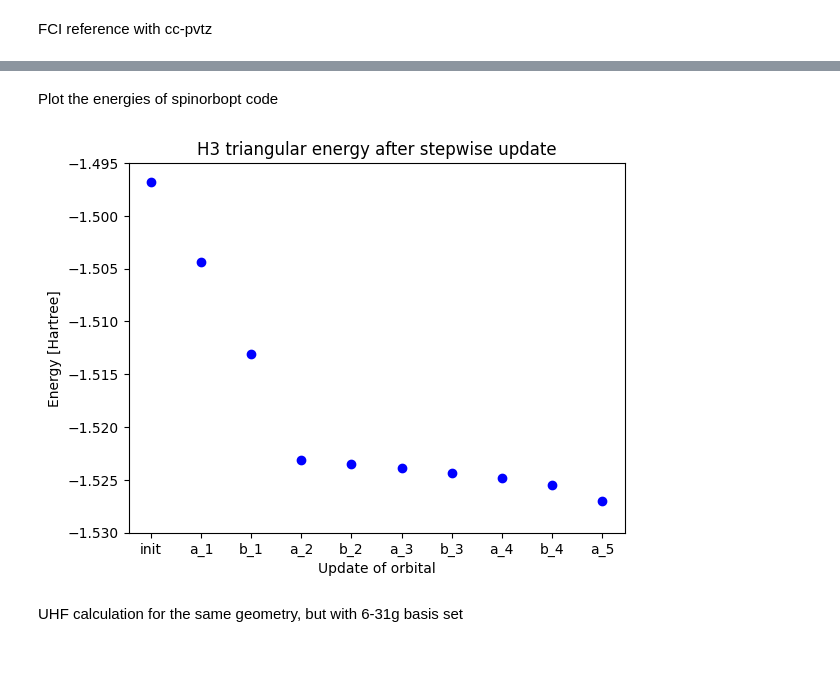
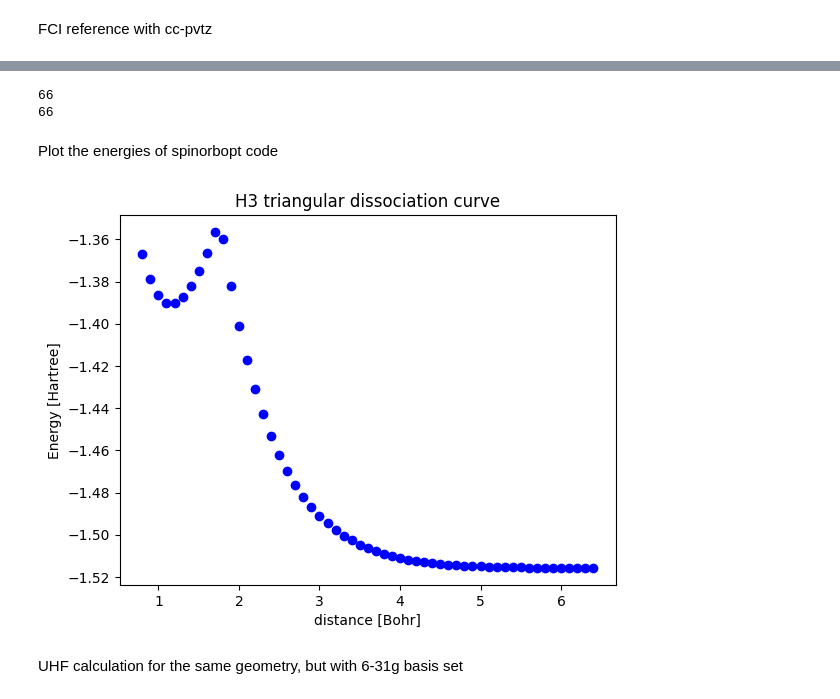
Before and after one commit to FabianLangkabel/FrayedEnds, a Jupyter notebook: Block2/H3tri.ipynb, the cells around one changed output, grey strips where cells are left out. Saved outputs shown, nothing was run; the diff lists cells and outputs as text; code cells hidden in the pictures; blank space fills up the shorter version.

```diff
--- a/Block2/H3tri.ipynb
+++ b/Block2/H3tri.ipynb
@@ -12,8 +13,8 @@ from pyscf.tools import molden
 UHf reference calculation
 # %%
 H3tri = gto.M(atom=[["H", 0, 0, 0],
-                    ["H", 0.87, 0, 0],
-                    ["H", 0.435, 0.7534421013, 0]], basis = 'sto3-g', charge = 0, spin = 1)
+                    ["H", 2.0, 0, 0],
+                    ["H", 1.0, 3.0, 0]], unit = 'Bohr', basis = 'sto3-g', charge = 0, spin = 1)
 uhf3=scf.UHF(H3tri)
 uhf3.kernel()
 
@@ -25,8 +26,8 @@ H3tri_alpha_occ=uhf3.mo_occ[0]
 H3tri_beta_occ=uhf3.mo_occ[1]
 print('Number of alpha coefficients:', len(H3tri_alpha_coeff))
 print('Alpha orbital energies: ', H3tri_alpha_en)
-print('Number of beta coefficients:', len(H3tri_beta_coeff))
+#print('Number of beta coefficients:', len(H3tri_beta_coeff))
 print('Beta orbital energies: ', H3tri_beta_en)
-print('Alpha coeffs: ', H3tri_alpha_coeff)
-print('Beta coeffs: ', H3tri_beta_coeff)
+#print('Alpha coeffs: ', H3tri_alpha_coeff)
+#print('Beta coeffs: ', H3tri_beta_coeff)
 # %% [output]
@@ -45,9 +39,12 @@ Beta coeffs:  [[ 4.58192647e-01 -1.08594703e+00 -5.81430218e-01]
 np.save('/workspaces/MRA-OrbitalOptimization/coefficients/h3tri_sto3g_coeffs/h3tri_087/H3tri_087_alphacoeffs.npy', H3tri_alpha_coeff)
 np.save('/workspaces/MRA-OrbitalOptimization/coefficients/h3tri_sto3g_coeffs/h3tri_087/H3tri_087_betacoeffs.npy', H3tri_beta_coeff)
 # %%
-h3tri_acoeff_npy = np.load('/workspaces/MRA-OrbitalOptimization/coefficients/h3tri_sto3g_coeffs/h3tri_087/H3tri_087_alphacoeffs.npy')
-h3tri_bcoeff_npy = np.load('/workspaces/MRA-OrbitalOptimization/coefficients/h3tri_sto3g_coeffs/h3tri_087/H3tri_087_betacoeffs.npy')
-
-print(h3tri_acoeff_npy)
-print(h3tri_bcoeff_npy)
+#dissociation curve test
+energy_sto3g_test =[]
+for b in np.arange(0.5, 6.5, 0.1):
+    H3tri = gto.M(atom=[["H", 0, 0, 0],
+                    ["H", 2.0, 0, 0],
+                    ["H", 1.0, b, 0]], unit = 'Bohr', basis = 'sto-3g', charge = 0, spin = 1)
+    uhf =scf.UHF(H3tri)
+    energy_sto3g_test.append(uhf.kernel())
 # %% [output]
@@ -199,3 +210,9 @@ converged SCF energy = -1.49984514969688  <S^2> = 0.75367952  2S+1 = 2.0036761
+# %%
+print(len(np.arange(0.5, 7.1, 0.1)))
+print(len(energy_fci))
+# %% [output]
+66
+66
 # %% [markdown]
 Plot the energies of spinorbopt code
 # %%
@@ -204,6 +221,7 @@ Plot the energies of spinorbopt code
 x1 = np.arange(0, 11, 1)
 x2 = np.arange(1, 11, 1)
 x3 = np.arange(0, 10, 1)
+x4 = np.arange(0.8, 6.5, 0.1)
 FCI_H3 = np.full(11, -1.5543634278441494)
 H3_energies = [-1.294552, -1.426744, -1.452930, -1.472178, -1.483864, -1.491432,
                -1.496565, -1.500127, -1.502814, -1.504889, -1.506460]
@@ -213,40 +231,43 @@ H3_energies_stepwise_631g_crap = [-1.496836, -1.452134, -1.440259, -1.381249, -1
 energy_stepwise_631g = [-1.496836, -1.504381, -1.513061, -1.523131, -1.523519, -1.523923, -1.524372, -1.524835, -1.525453, -1.527036]
 
 
 
 #fig, ax1 = plt.subplots()
 fig, ax = plt.subplots()
-ax.scatter(x3, energy_stepwise_631g, color='blue')
+#ax.scatter(x3, energy_stepwise_631g, color='blue')
+ax.scatter(x4, energy_sto3g_test, color='blue')
 #ax1.plot(x1, FCI_H3, color='black', label='FCI (cc-pVTZ)')
 #ax1.scatter(x1, H3_energies, color='black', label='energy after all orbital update')
 #ax1.legend(loc='upper right', fontsize='small')
 
-ax.set_xlabel('Update of orbital')
+#ax.set_xlabel('Update of orbital')
+ax.set_xlabel('distance [Bohr]')
 ax.set_ylabel('Energy [Hartree]')
 
 #ax2 = ax1.twinx()
 #ax2.scatter(x2, highest_error, color='red', label='highest error')
 #ax2.set_ylabel('Energy [Hartree]')
 #ax2.legend(loc='upper right', fontsize='small')
 
 #lines_1, labels_1 = ax1.get_legend_handles_labels()
 #lines_2, labels_2 = ax2.get_legend_handles_labels()
 #ax1.legend(lines_1 + lines_2, labels_1 + labels_2, loc='upper right', fontsize='small')
 
 
-ax.set_title('H3 triangular energy after stepwise update')
+#ax.set_title('H3 triangular energy after stepwise update')
+ax.set_title('H3 triangular dissociation curve')
 #ax.yaxis.set_major_formatter(StrMethodFormatter('{x:.4f}'))
 #ax.set_xticks(np.arange(0.0, 4.5, 0.5))
-ax.set_xticks(np.arange(0, 10, 1))
-ax.set_xticklabels(['init', 'a_1', 'b_1', 'a_2', 'b_2', 'a_3', 'b_3', 'a_4', 'b_4', 'a_5'])
+#ax.set_xticks(np.arange(0, 10, 1))
+#ax.set_xticklabels(['init', 'a_1', 'b_1', 'a_2', 'b_2', 'a_3', 'b_3', 'a_4', 'b_4', 'a_5'])
 
-ax.set_yticks(np.arange(-1.495, -1.535, -0.005))
+#ax.set_yticks(np.arange(-1.495, -1.535, -0.005))
 #ax2.set_yticks(np.arange(0.1, 0.75, 0.1))
 
 #plt.tight_layout()
 plt.show()
 # %% [output]
-[figure, old version]
+[figure, new version]
 # %% [markdown]
 UHF calculation for the same geometry, but with 6-31g basis set
 # %%
```
Also changed, not shown: parts of 5 cells of this notebook, 35 other files.
